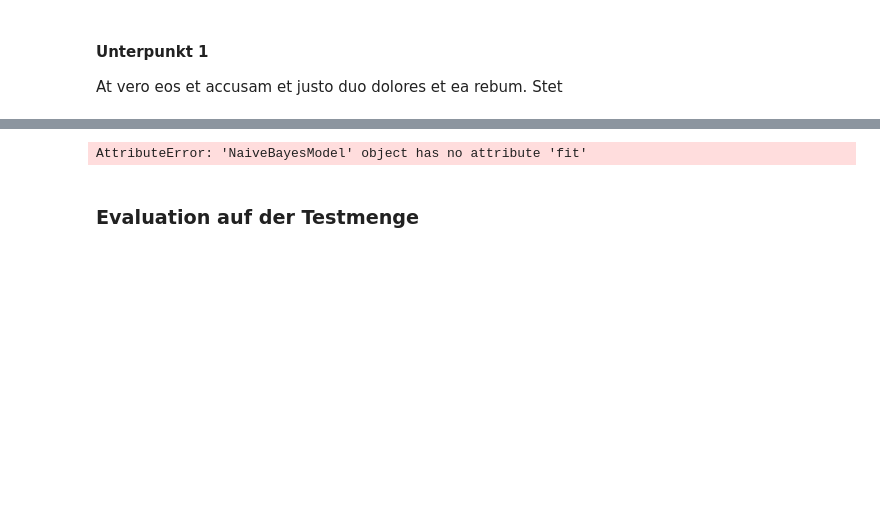
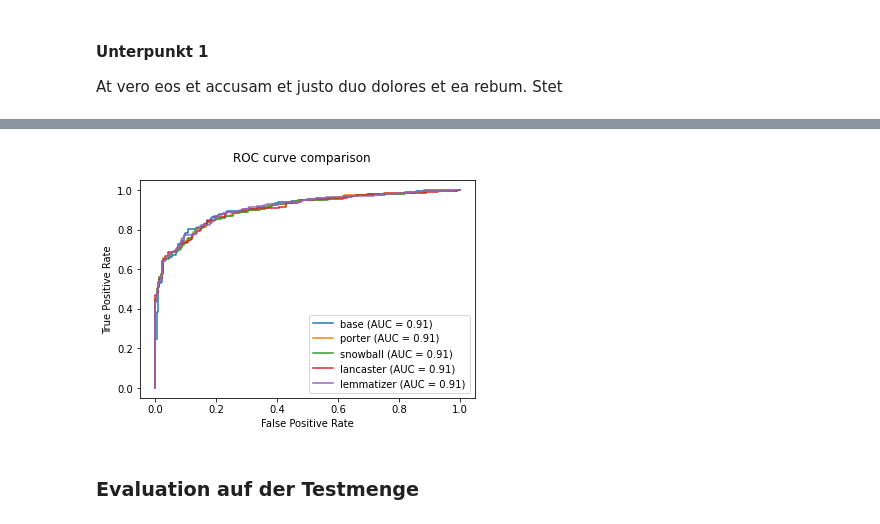
Before and after one commit to hqnguyen1997/ml-belegarbeit, a Jupyter notebook: 2020-05-belegarbeit-machinelles-lernen-template.ipynb, the cells around one changed output, grey strips where cells are left out. Cells and saved outputs as stored; diff of their text form; code cells hidden in the pictures; blank space fills up the shorter version.

```diff
--- a/2020-05-belegarbeit-machinelles-lernen-template.ipynb
+++ b/2020-05-belegarbeit-machinelles-lernen-template.ipynb
@@ -264,20 +268,15 @@ wordNet
-# %%
-
-nBm=NaiveBayesModel()
-
-train, test = train_test_split(df, test_size=0.1)
-
-clf = nBm.fit(train["title"],train.label)
-
-test_data=[]
-test_data.append({"title": "Unusual Medical Uses For Duct Tape 	", "target": "1"})
-
-df_test = pd.DataFrame(test_data)
-predict = clf.predict(df_test["title"])
-print(predict)
-print(clf.predict_proba(df_test["title"]))
-# %% [output]
-AttributeError: 'NaiveBayesModel' object has no attribute 'fit'
+# %%
+svc_disp = metrics.plot_roc_curve(base_clf, df_test["title"], df_test["label"],  name="base")
+rfc_disp =  metrics.plot_roc_curve(porter_clf,df_test["title"], df_test["label"],name="porter", ax=svc_disp.ax_)
+rfc_disp =  metrics.plot_roc_curve(snowball_clf,df_test["title"], df_test["label"],name="snowball", ax=svc_disp.ax_)
+rfc_disp =  metrics.plot_roc_curve(lancaster_clf,df_test["title"], df_test["label"],name="lancaster", ax=svc_disp.ax_)
+rfc_disp =  metrics.plot_roc_curve(wordNetLemmatizer_clf,df_test["title"], df_test["label"],name="lemmatizer", ax=svc_disp.ax_)
+
+rfc_disp.figure_.suptitle("ROC curve comparison")
+
+plt.show()
+# %% [output]
+[figure, added]
 # %% [markdown]
 ### Evaluation auf der Testmenge
 # %%
```
Also changed, not shown: parts of 3 cells of this notebook.
